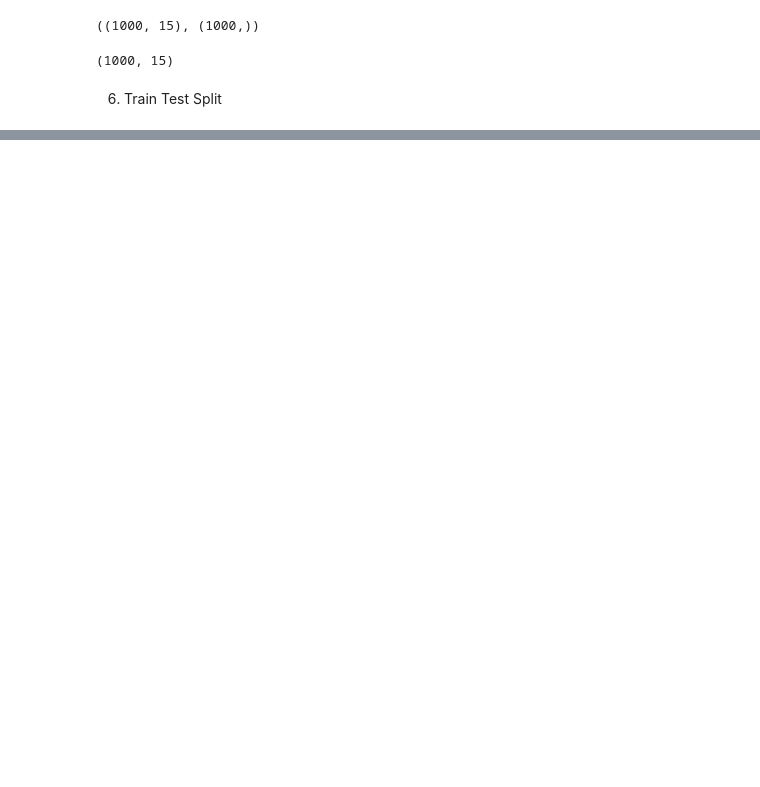
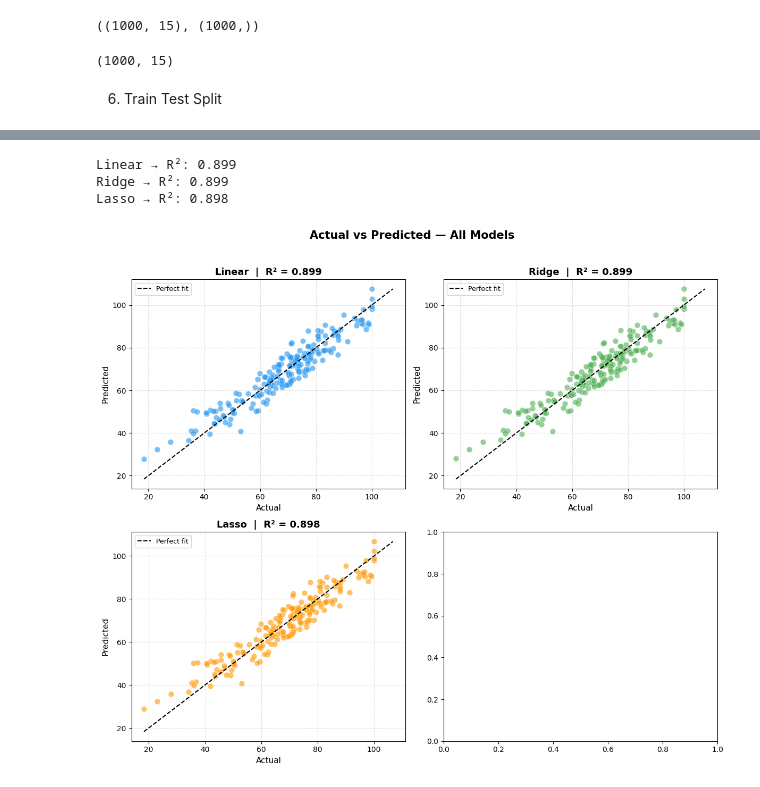
Before and after one commit to Superkai017/Student-Habits-vs-Academic-Performance-, a Jupyter notebook: notebook/Modelling.ipynb, the cells around one changed output, grey strips where cells are left out. Cells and saved outputs as stored; diff of their text form; code cells hidden in the pictures; blank space fills up the shorter version.

```diff
--- a/notebook/Modelling.ipynb
+++ b/notebook/Modelling.ipynb
@@ -228,0 +231,3 @@ X_scaled.shape
+# %%
+X_train, X_test, y_train, y_test = train_test_split(X_scaled, y, test_size=0.2, random_state=42)
+X_train.shape, X_test.shape, y_train.shape, y_test.shape
@@ -228,0 +361,49 @@ X_scaled.shape
+# %%
+from sklearn.model_selection import train_test_split
+from sklearn.linear_model import LinearRegression, Ridge, Lasso
+from sklearn.ensemble import RandomForestRegressor
+from sklearn.metrics import mean_squared_error, r2_score
+
+# Try multiple models
+models = {
+    "Linear": LinearRegression(),
+    "Ridge": Ridge(alpha=1.0),
+    "Lasso": Lasso(alpha=0.1),
+}
+
+for name, model in models.items():
+    model.fit(X_train, y_train)
+    y_pred = model.predict(X_test)
+    print(f"{name} → R²: {r2_score(y_test, y_pred):.3f}")
+# %% [output]
+Linear → R²: 0.899
+Ridge → R²: 0.899
+Lasso → R²: 0.898
+# %%
+fig, axes = plt.subplots(2, 2, figsize=(12, 10))
+axes = axes.flatten()
+colors = ["#2196F3", "#4CAF50", "#FF9800", "#9C27B0"]
+for ax, (name, model), color in zip(axes, models.items(), colors):
+    model.fit(X_train, y_train)
+    y_pred = model.predict(X_test)
+    r2 = r2_score(y_test, y_pred)
+
+    # Scatter: actual vs predicted
+    ax.scatter(y_test, y_pred, alpha=0.6, color=color, edgecolors="white", linewidth=0.5, s=60)
+
+    # Perfect prediction line
+    lims = [min(y_test.min(), y_pred.min()), max(y_test.max(), y_pred.max())]
+    ax.plot(lims, lims, "k--", linewidth=1.5, label="Perfect fit")
+
+    ax.set_title(f"{name}  |  R² = {r2:.3f}", fontsize=13, fontweight="bold")
+    ax.set_xlabel("Actual", fontsize=11)
+    ax.set_ylabel("Predicted", fontsize=11)
+    ax.legend(fontsize=9)
+    ax.grid(True, linestyle="--", alpha=0.4)
+
+plt.suptitle("Actual vs Predicted — All Models", fontsize=15, fontweight="bold", y=1.02)
+plt.tight_layout()
+plt.savefig("regression_comparison.png", dpi=150, bbox_inches="tight")
+plt.show()
+# %% [output]
+[figure, added]
```
Also changed, not shown: parts of 5 cells of this notebook.
